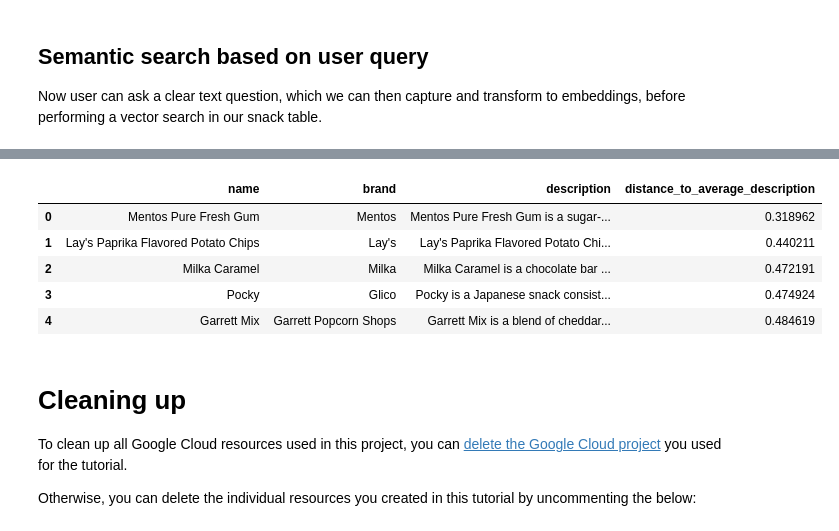
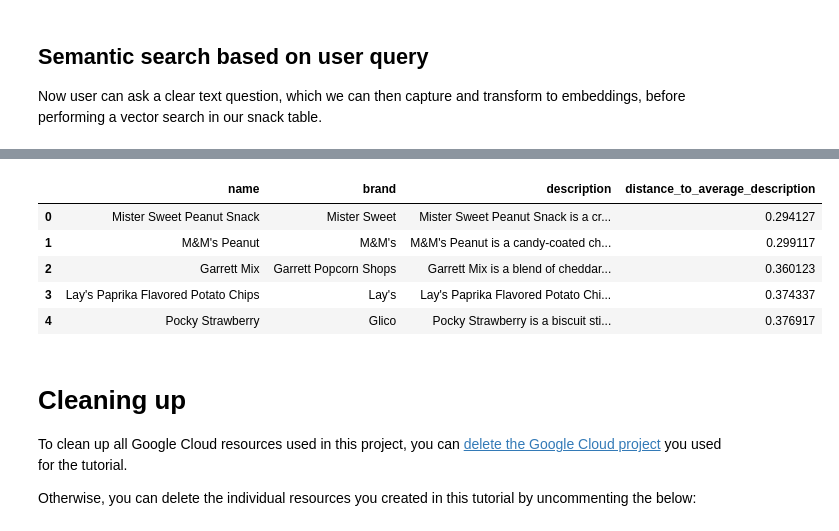
Before and after one commit to steveloh/demo, a Jupyter notebook: bigquery/gemini/Demo - Building a Snack Specialist Store in minutes.ipynb, the cells around one changed output, grey strips where cells are left out. Drawn from its saved outputs; the diff is of its cells as text; code cells hidden in the pictures.

```diff
--- a/bigquery/gemini/Demo - Building a Snack Specialist Store in minutes.ipynb
+++ b/bigquery/gemini/Demo - Building a Snack Specialist Store in minutes.ipynb
@@ -275,38 +266,38 @@ FROM
 # %%
 # Perform an embedding search using CONSINE disntace function and WITH clause
 # I like snack that have more cookies structure. What should I buy?
 # Anything that doesn't make my mouth stink?"
 # What should I snack when watching a nice action movie with the family?
 # I love peanut and chocolates, any good snack you have?
 
 %%bigquery
 WITH query_embedding AS (
   SELECT text_embedding
   FROM
     ML.GENERATE_TEXT_EMBEDDING(
       MODEL `snack_specialist.embedding_model`,
-      (SELECT "Anything that doesn't make my mouth stink?" AS content),
+      (SELECT "I love peanut and chocolates, any good snack you have?" AS content),
       STRUCT(TRUE AS flatten_json_output)
     )
 )
 SELECT
   name, brand, description,
   ML.DISTANCE(
     (SELECT text_embedding FROM query_embedding),
     text_embedding,
     'COSINE'
   ) AS distance_to_average_description
 FROM
   `snack_specialist.snack_embeddings`
 ORDER BY distance_to_average_description
 limit 5;
 # %% [output]
 |  | name | brand | description | distance_to_average_description |
-| 0 | Mentos Pure Fresh Gum | Mentos | Mentos Pure Fresh Gum is a sugar-... | 0.318962 |
-| 1 | Lay's Paprika Flavored Potato Chips | Lay's | Lay's Paprika Flavored Potato Chi... | 0.440211 |
-| 2 | Milka Caramel | Milka | Milka Caramel is a chocolate bar ... | 0.472191 |
-| 3 | Pocky | Glico | Pocky is a Japanese snack consist... | 0.474924 |
-| 4 | Garrett Mix | Garrett Popcorn Shops | Garrett Mix is a blend of cheddar... | 0.484619 |
+| 0 | Mister Sweet Peanut Snack | Mister Sweet | Mister Sweet Peanut Snack is a cr... | 0.294127 |
+| 1 | M&M's Peanut | M&M's | M&M's Peanut is a candy-coated ch... | 0.299117 |
+| 2 | Garrett Mix | Garrett Popcorn Shops | Garrett Mix is a blend of cheddar... | 0.360123 |
+| 3 | Lay's Paprika Flavored Potato Chips | Lay's | Lay's Paprika Flavored Potato Chi... | 0.374337 |
+| 4 | Pocky Strawberry | Glico | Pocky Strawberry is a biscuit sti... | 0.376917 |
 # %% [markdown]
 # Cleaning up
 
```
Also changed, not shown: parts of 9 cells of this notebook.
